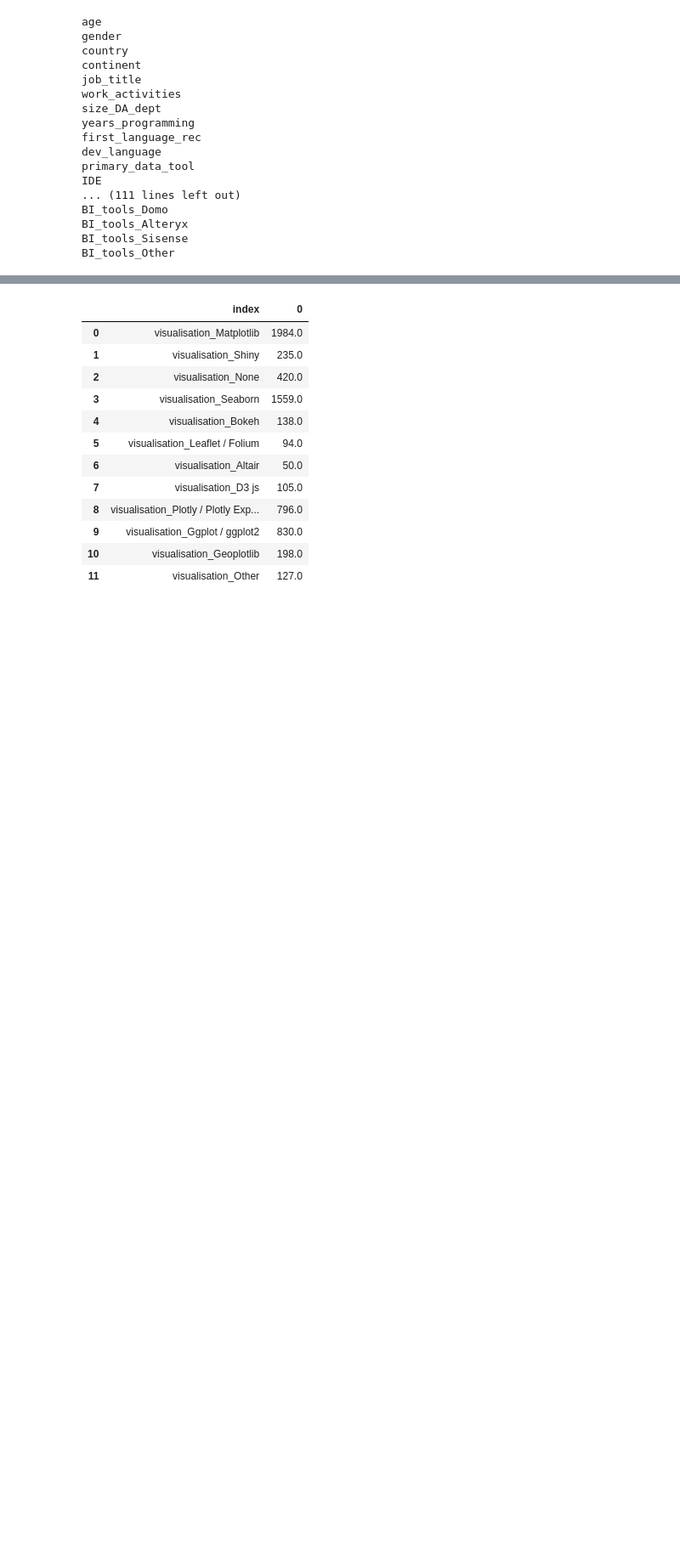
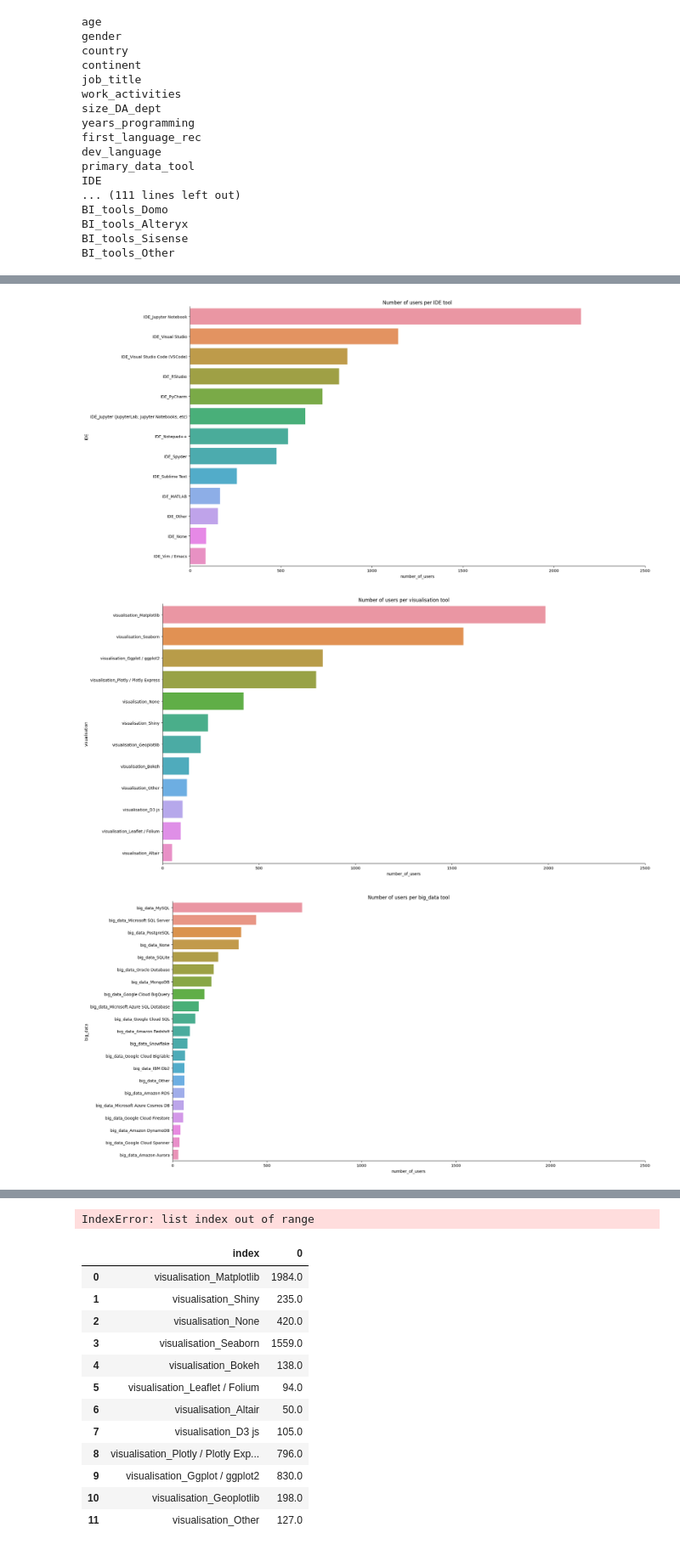
Before and after one commit to Adalab/project-da-promo-d-module-2-team-2-, a Jupyter notebook: notebooks/visualizacion.ipynb, the cells around one changed output, grey strips where cells are left out. Shown at 85% size. Drawn from its saved outputs; the diff is of its cells as text; code cells hidden in the pictures; blank space fills up the shorter version.

```diff
--- a/notebooks/visualizacion.ipynb
+++ b/notebooks/visualizacion.ipynb
@@ -8,7 +8,9 @@ import matplotlib.pyplot as plt
 pd.options.display.max_columns=None
 # plt.rcParams.update({'font.size': 22})
 # %%
-df = pd.read_csv('../datos/datos_da_ba.csv', index_col = 0)
+df_todo = pd.read_csv('../datos/datos_divididos_unos.csv', index_col = 0)
+# %%
+df = df_todo[(df_todo ["job_title"] == "Business Analyst") | (df_todo["job_title"] == "Data Analyst")]
 # %%
 df.head(3)
 # %% [output]
@@ -166,24 +174,28 @@ df.drop(columns = ['IDE', 'visualisation', 'big_data', 'BI_tools', 'work_activit
 # %%
-diccionario =  {}
-for i in lista_prefijos:
-    lista_col = []
-    for col in df.columns:
-        if i in col:
-            lista_col.append(col)
-    dataframe = df.loc[:, lista_col[0]: lista_col[-1]].sum(numeric_only=True).reset_index()
-    dataframe.columns = [f"{i}", 'number_of_users']
-    diccionario[i] = dataframe
+def creacion_graficas(df, lista_prefijos):
 
-    plt.figure(figsize=(20, 10))
+    diccionario =  {}
+    for i in lista_prefijos:
+        lista_col = []
+        for col in df.columns:
+            if i in col:
+                lista_col.append(col)
+        dataframe = df.loc[:, lista_col[0]: lista_col[-1]].sum(numeric_only=True).reset_index()
+        dataframe.columns = [f"{i}", 'number_of_users']
+        diccionario[i] = dataframe
 
-    fig=sns.barplot(y=i, x= 'number_of_users', data=diccionario[i], order= diccionario[i].sort_values('number_of_users', ascending= False)[i])
+        plt.figure(figsize=(20, 10))
 
-    fig.set_title(f'Number of users per {i} tool')
+        fig=sns.barplot(y=i, x= 'number_of_users', data=diccionario[i], order= diccionario[i].sort_values('number_of_users', ascending= False)[i])
 
-    fig.spines[["top", "right"]].set_visible(False)
+        fig.set_title(f'Number of users per {i} tool')
 
-    fig.set_xticks(ticks = [0, 500, 1000, 1500, 2000, 2500])
+        fig.spines[["top", "right"]].set_visible(False)
 
-    plt.tight_layout()
+        fig.set_xticks(ticks = [0, 500, 1000, 1500, 2000, 2500])
 
-    plt.show()
+        plt.tight_layout()
+
+        plt.show()
+
+        #revisar el df_divididos_unos!!!
@@ -198,0 +202,6 @@ ValueError: min() arg is an empty sequence
+# %%
+creacion_graficas(df, lista_prefijos)
+# %% [output]
+[figure, added]
+[figure, added]
+[figure, added]
@@ -199,3 +209,4 @@ ValueError: min() arg is an empty sequence
+IndexError: list index out of range
 # %%
 df_visualisation = df.loc[:, 'visualisation_Matplotlib' : 'visualisation_Other'].sum().reset_index()
 df_visualisation
```
Also changed, not shown: parts of 12 cells of this notebook.
